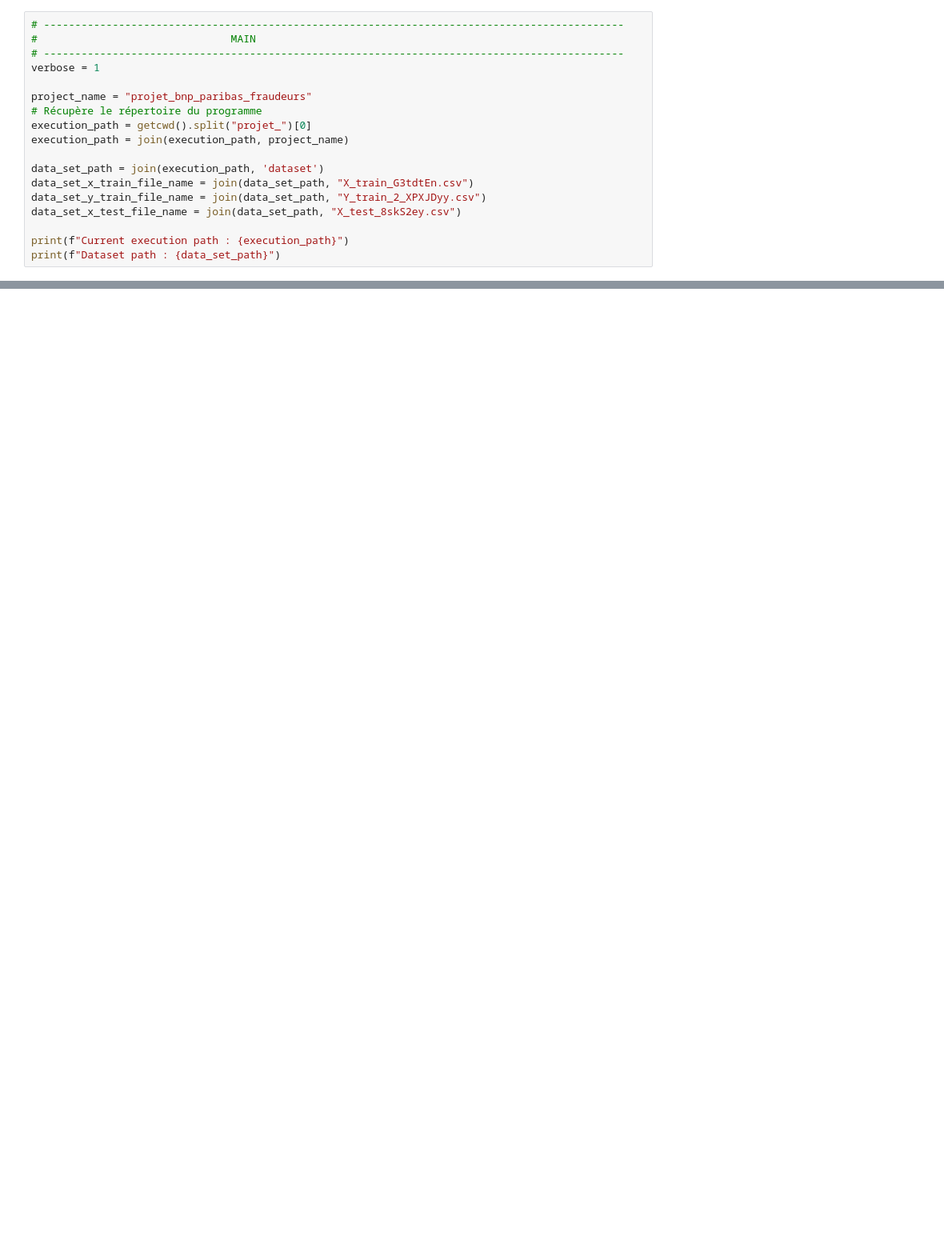
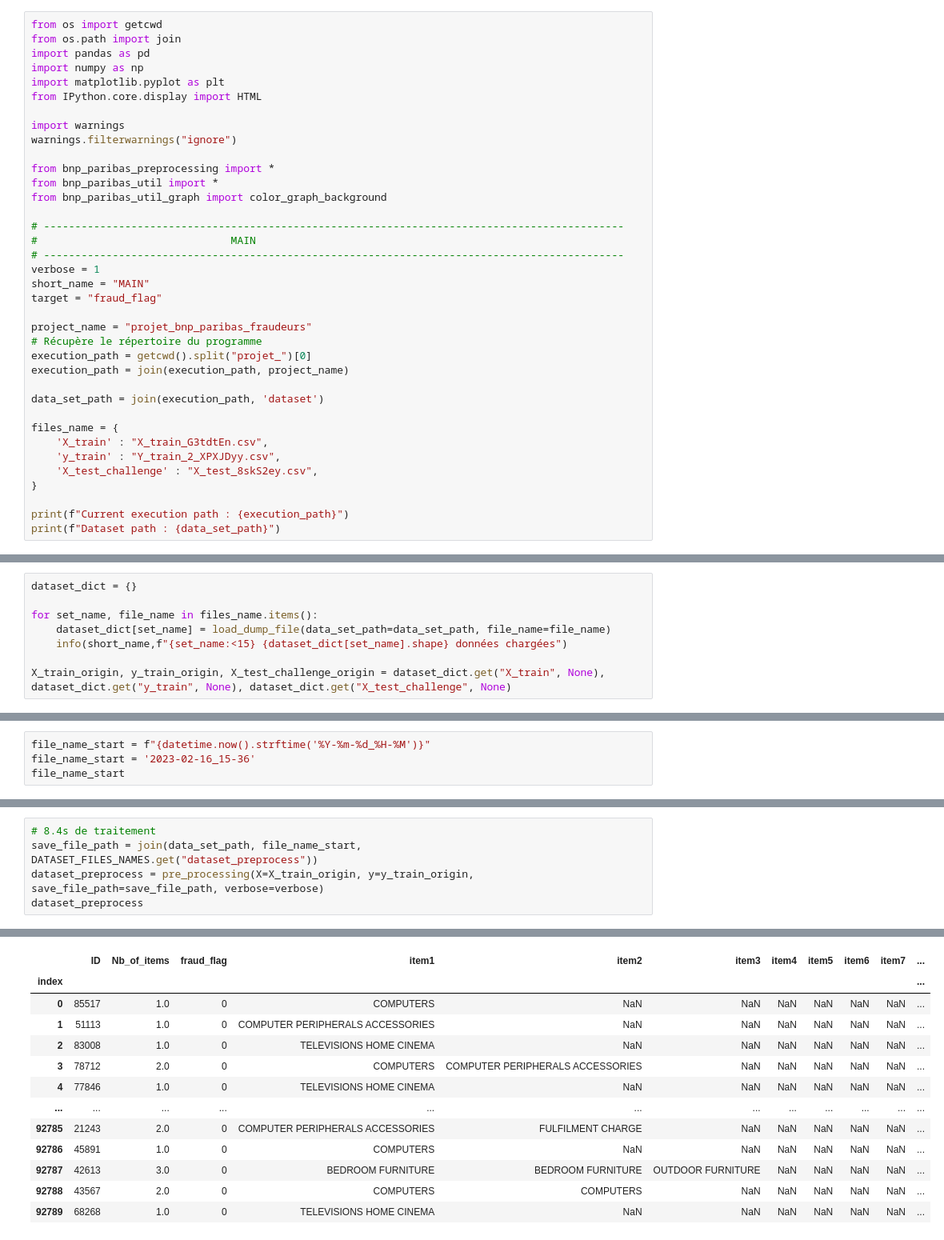
Before and after one commit to aurao22/projet_bnp_paribas_fraudeurs, a Jupyter notebook: bnp_paribas_pre_processing.ipynb, the cells around one changed output, grey strips where cells are left out. Shown at 80% size. Drawn from its saved outputs; the diff is of its cells as text; blank space fills up the shorter version.

```diff
--- a/bnp_paribas_pre_processing.ipynb
+++ b/bnp_paribas_pre_processing.ipynb
@@ -37,8 +18,24 @@ from bnp_paribas import *
 # %%
+from os import getcwd
+from os.path import join
+import pandas as pd
+import numpy as np
+import matplotlib.pyplot as plt
+from IPython.core.display import HTML
+
+import warnings
+warnings.filterwarnings("ignore")
+
+from bnp_paribas_preprocessing import *
+from bnp_paribas_util import *
+from bnp_paribas_util_graph import color_graph_background
+
 # ---------------------------------------------------------------------------------------------
 #                               MAIN
 # ---------------------------------------------------------------------------------------------
 verbose = 1
+short_name = "MAIN"
+target = "fraud_flag"
 
 project_name = "projet_bnp_paribas_fraudeurs"
 # Récupère le répertoire du programme
@@ -46,9 +43,12 @@ execution_path = getcwd().split("projet_")[0]
 execution_path = join(execution_path, project_name)
 
 data_set_path = join(execution_path, 'dataset')
-data_set_x_train_file_name = join(data_set_path, "X_train_G3tdtEn.csv")
-data_set_y_train_file_name = join(data_set_path, "Y_train_2_XPXJDyy.csv")
-data_set_x_test_file_name = join(data_set_path, "X_test_8skS2ey.csv")
+
+files_name = {
+    'X_train' : "X_train_G3tdtEn.csv",
+    'y_train' : "Y_train_2_XPXJDyy.csv",
+    'X_test_challenge' : "X_test_8skS2ey.csv",
+}
 
 print(f"Current execution path : {execution_path}")
 print(f"Dataset path : {data_set_path}")
@@ -75,0 +58,8 @@ origin_train_dataset_file_path
+# %%
+dataset_dict = {}
+
+for set_name, file_name in files_name.items():
+    dataset_dict[set_name] = load_dump_file(data_set_path=data_set_path, file_name=file_name)
+    info(short_name,f"{set_name:<15} {dataset_dict[set_name].shape} données chargées")
+
+X_train_origin, y_train_origin, X_test_challenge_origin = dataset_dict.get("X_train", None), dataset_dict.get("y_train", None), dataset_dict.get("X_test_challenge", None)
@@ -75,0 +70,4 @@ origin_train_dataset_file_path
+# %%
+file_name_start = f"{datetime.now().strftime('%Y-%m-%d_%H-%M')}"
+file_name_start = '2023-02-16_15-36'
+file_name_start
@@ -156,0 +133,6 @@ Name: _merge, dtype: int64
+# %%
+# 8.4s de traitement
+save_file_path = join(data_set_path, file_name_start, DATASET_FILES_NAMES.get("dataset_preprocess"))
+dataset_preprocess = pre_processing(X=X_train_origin, y=y_train_origin, save_file_path=save_file_path, verbose=verbose)
+dataset_preprocess
+# %% [output]
@@ -156,0 +141,13 @@ Name: _merge, dtype: int64
+|  | ID | Nb_of_items | fraud_flag | item1 | item2 | item3 | item4 | item5 | item6 | item7 | ... |
+| index |  |  |  |  |  |  |  |  |  |  | ... |
+| 0 | 85517 | 1.0 | 0 | COMPUTERS | NaN | NaN | NaN | NaN | NaN | NaN | ... |
+| 1 | 51113 | 1.0 | 0 | COMPUTER PERIPHERALS ACCESSORIES | NaN | NaN | NaN | NaN | NaN | NaN | ... |
+| 2 | 83008 | 1.0 | 0 | TELEVISIONS HOME CINEMA | NaN | NaN | NaN | NaN | NaN | NaN | ... |
+| 3 | 78712 | 2.0 | 0 | COMPUTERS | COMPUTER PERIPHERALS ACCESSORIES | NaN | NaN | NaN | NaN | NaN | ... |
+| 4 | 77846 | 1.0 | 0 | TELEVISIONS HOME CINEMA | NaN | NaN | NaN | NaN | NaN | NaN | ... |
+| ... | ... | ... | ... | ... | ... | ... | ... | ... | ... | ... | ... |
+| 92785 | 21243 | 2.0 | 0 | COMPUTER PERIPHERALS ACCESSORIES | FULFILMENT CHARGE | NaN | NaN | NaN | NaN | NaN | ... |
+| 92786 | 45891 | 1.0 | 0 | COMPUTERS | NaN | NaN | NaN | NaN | NaN | NaN | ... |
+| 92787 | 42613 | 3.0 | 0 | BEDROOM FURNITURE | BEDROOM FURNITURE | OUTDOOR FURNITURE | NaN | NaN | NaN | NaN | ... |
+| 92788 | 43567 | 2.0 | 0 | COMPUTERS | COMPUTERS | NaN | NaN | NaN | NaN | NaN | ... |
+| 92789 | 68268 | 1.0 | 0 | TELEVISIONS HOME CINEMA | NaN | NaN | NaN | NaN | NaN | NaN | ... |
```
Also changed, not shown: parts of 77 cells of this notebook, 1 other file.
